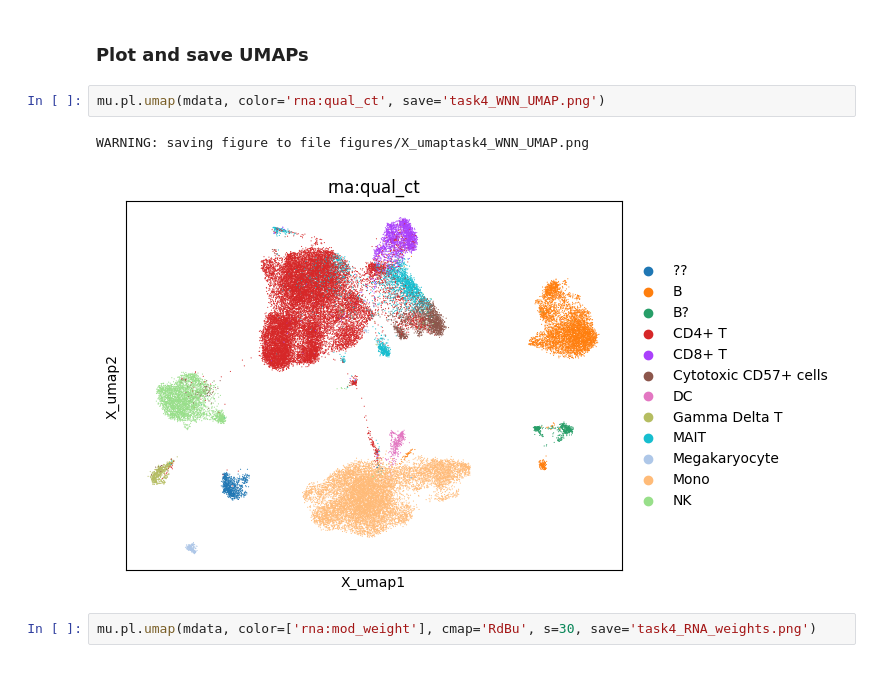
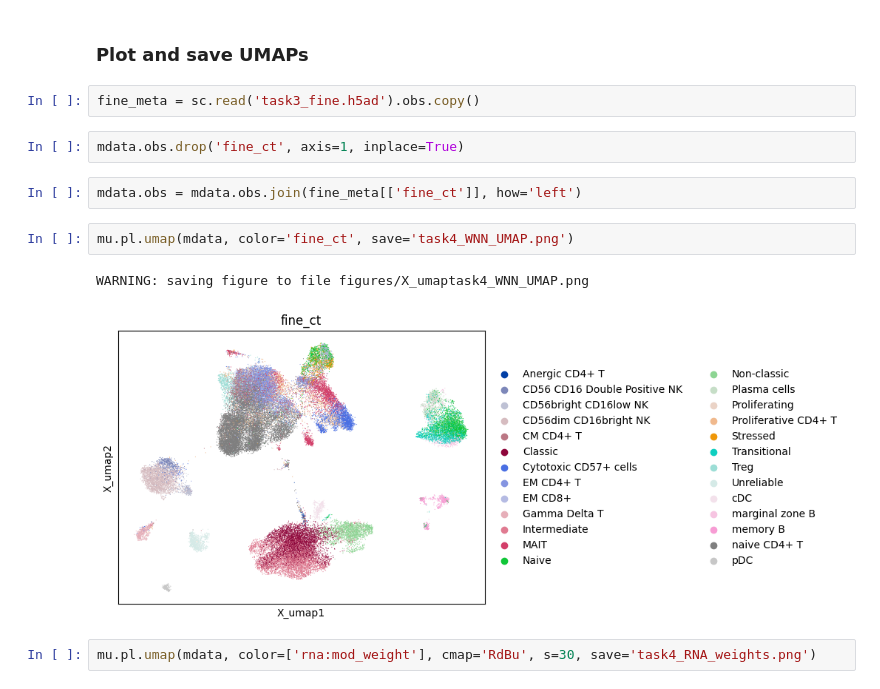
Before and after one commit to mincheoly/sicca_hackathon_2023, a Jupyter notebook: Task 4 - muon WNN.ipynb, the cells around one changed output. Cells and saved outputs as stored; diff of their text form.

```diff
--- a/Task 4 - muon WNN.ipynb
+++ b/Task 4 - muon WNN.ipynb
@@ -31,11 +31,17 @@ mu.pp.neighbors(mdata, key_added='wnn', low_memory=True, n_multineighbors=50)
 mu.tl.umap(mdata, neighbors_key='wnn', random_state=10)
 # %% [markdown]
 ### Plot and save UMAPs
+# %%
+fine_meta = sc.read('task3_fine.h5ad').obs.copy()
+# %%
+mdata.obs.drop('fine_ct', axis=1, inplace=True)
+# %%
+mdata.obs = mdata.obs.join(fine_meta[['fine_ct']], how='left')
 # %%
-mu.pl.umap(mdata, color='rna:qual_ct', save='task4_WNN_UMAP.png')
+mu.pl.umap(mdata, color='fine_ct', save='task4_WNN_UMAP.png')
 # %% [output]
 WARNING: saving figure to file figures/X_umaptask4_WNN_UMAP.png
-[figure, old version]
+[figure, new version]
 # %%
 mu.pl.umap(mdata, color=['rna:mod_weight'], cmap='RdBu', s=30, save='task4_RNA_weights.png')
 # %% [output]
```
Also changed, not shown: parts of 6 cells of this notebook, 1 other file.
